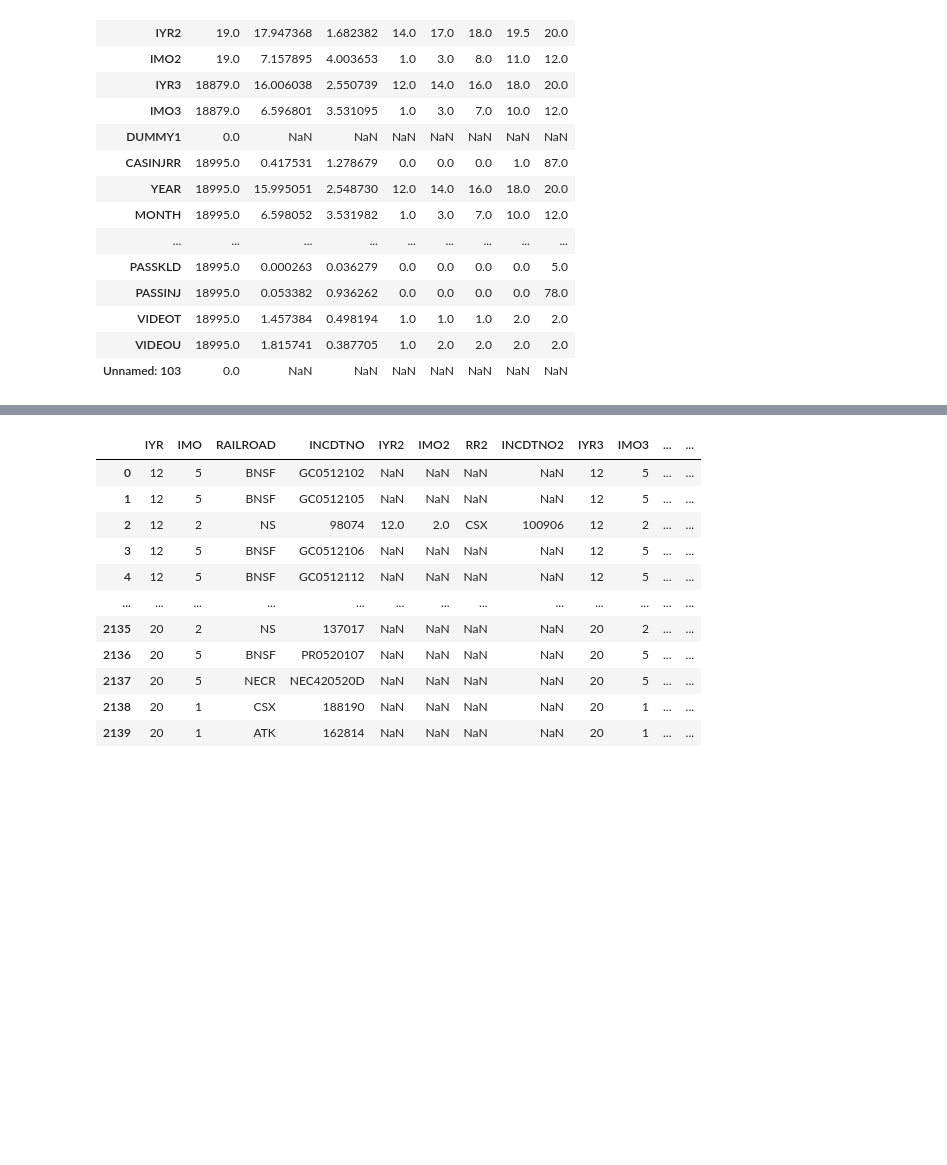
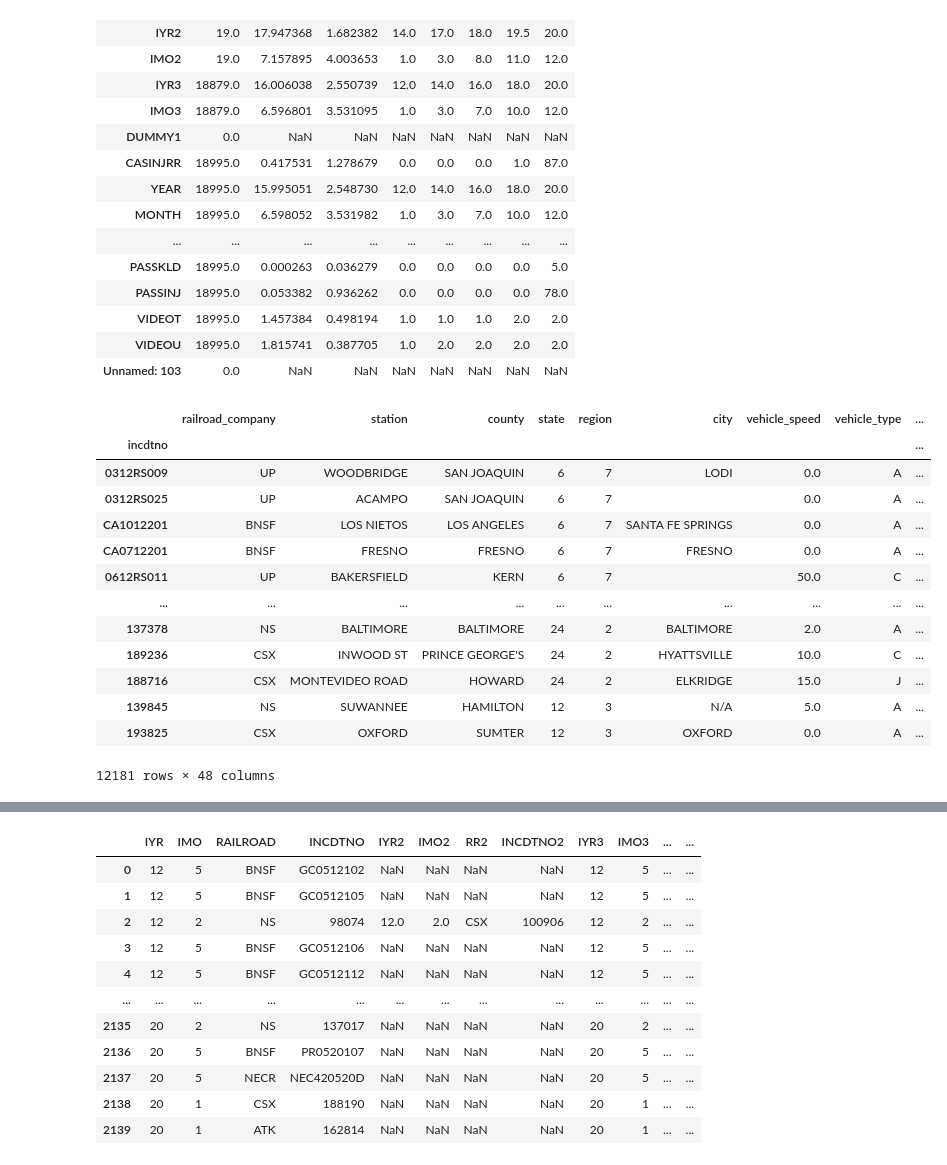
Before and after one commit to OTR-Capstone/Off_The_Rails, a Jupyter notebook: Steve_Stuff/workbench.ipynb, the cells around one changed output, grey strips where cells are left out. Cells and saved outputs as stored; diff of their text form; code cells hidden in the pictures; blank space fills up the shorter version.

```diff
--- a/Steve_Stuff/workbench.ipynb
+++ b/Steve_Stuff/workbench.ipynb
@@ -52,3 +53,21 @@ hwy_df.describe().T
 | VIDEOT | 18995.0 | 1.457384 | 0.498194 | 1.0 | 1.0 | 1.0 | 2.0 | 2.0 |
 | VIDEOU | 18995.0 | 1.815741 | 0.387705 | 1.0 | 2.0 | 2.0 | 2.0 | 2.0 |
 | Unnamed: 103 | 0.0 | NaN | NaN | NaN | NaN | NaN | NaN | NaN |
+# %%
+hwy_df = prepare.prep_hwy_df(hwy_df)
+hwy_df
+# %% [output]
+|  | railroad_company | station | county | state | region | city | vehicle_speed | vehicle_type | ... |
+| incdtno |  |  |  |  |  |  |  |  | ... |
+| 0312RS009 | UP | WOODBRIDGE | SAN JOAQUIN | 6 | 7 | LODI | 0.0 | A | ... |
+| 0312RS025 | UP | ACAMPO | SAN JOAQUIN | 6 | 7 |  | 0.0 | A | ... |
+| CA1012201 | BNSF | LOS NIETOS | LOS ANGELES | 6 | 7 | SANTA FE SPRINGS | 0.0 | A | ... |
+| CA0712201 | BNSF | FRESNO | FRESNO | 6 | 7 | FRESNO | 0.0 | A | ... |
+| 0612RS011 | UP | BAKERSFIELD | KERN | 6 | 7 |  | 50.0 | C | ... |
+| ... | ... | ... | ... | ... | ... | ... | ... | ... | ... |
+| 137378 | NS | BALTIMORE | BALTIMORE | 24 | 2 | BALTIMORE | 2.0 | A | ... |
+| 189236 | CSX | INWOOD ST | PRINCE GEORGE'S | 24 | 2 | HYATTSVILLE | 10.0 | C | ... |
+| 188716 | CSX | MONTEVIDEO ROAD | HOWARD | 24 | 2 | ELKRIDGE | 15.0 | J | ... |
+| 139845 | NS | SUWANNEE | HAMILTON | 12 | 3 | N/A | 5.0 | A | ... |
+| 193825 | CSX | OXFORD | SUMTER | 12 | 3 | OXFORD | 0.0 | A | ... |
+12181 rows × 48 columns
```
Also changed, not shown: parts of 9 cells of this notebook.
